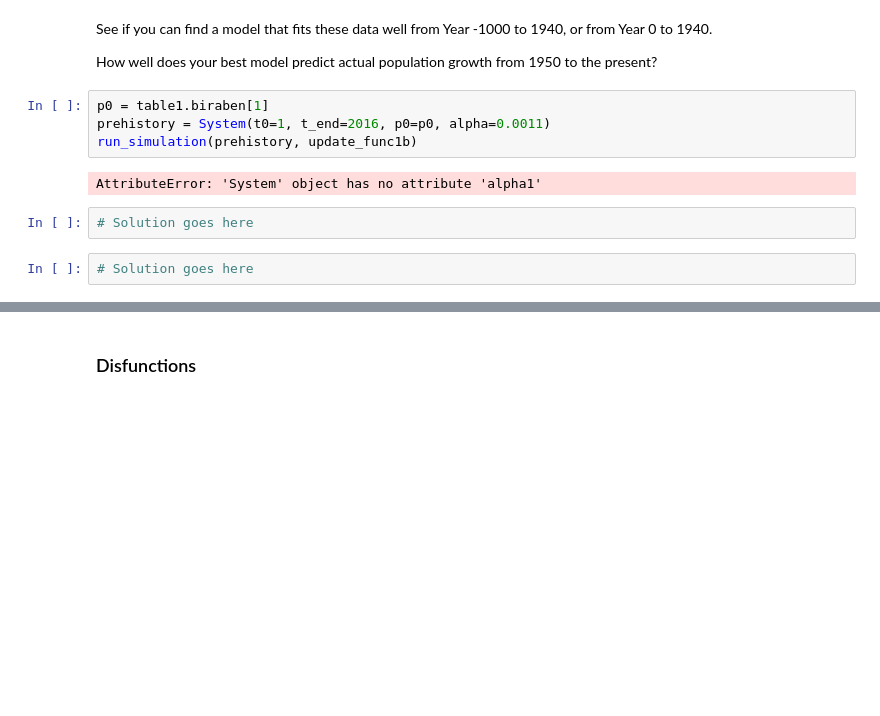
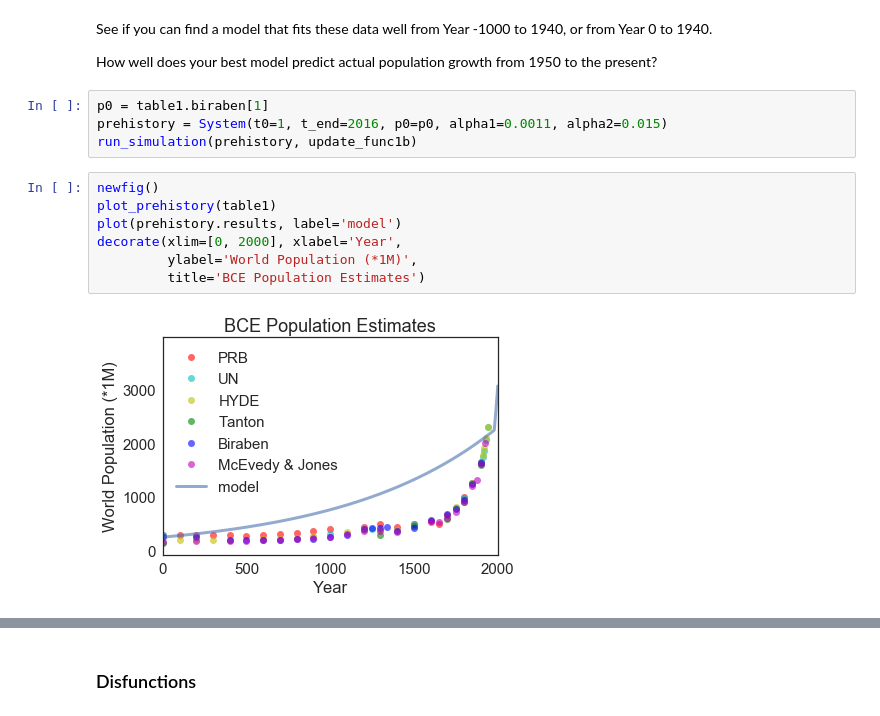
Before and after one commit to rickyroze/ModSimPy, a Jupyter notebook: code/chap03mine.ipynb, the cells around one changed output, grey strips where cells are left out. Cells and saved outputs as stored; diff of their text form; blank space fills up the shorter version.

```diff
--- a/code/chap03mine.ipynb
+++ b/code/chap03mine.ipynb
@@ -812,11 +812,14 @@ See if you can find a model that fits these data well from Year -1000 to 1940, o
 How well does your best model predict actual population growth from 1950 to the present?
 # %%
 p0 = table1.biraben[1]
-prehistory = System(t0=1, t_end=2016, p0=p0, alpha=0.0011)
+prehistory = System(t0=1, t_end=2016, p0=p0, alpha1=0.0011, alpha2=0.015)
 run_simulation(prehistory, update_func1b)
-# %% [output]
-AttributeError: 'System' object has no attribute 'alpha1'
-# %%
-# Solution goes here
-# %%
-# Solution goes here
+# %%
+newfig()
+plot_prehistory(table1)
+plot(prehistory.results, label='model')
+decorate(xlim=[0, 2000], xlabel='Year',
+         ylabel='World Population (*1M)',
+         title='BCE Population Estimates')
+# %% [output]
+[figure, added]
```
Also changed, not shown: parts of 1 cell of this notebook.
